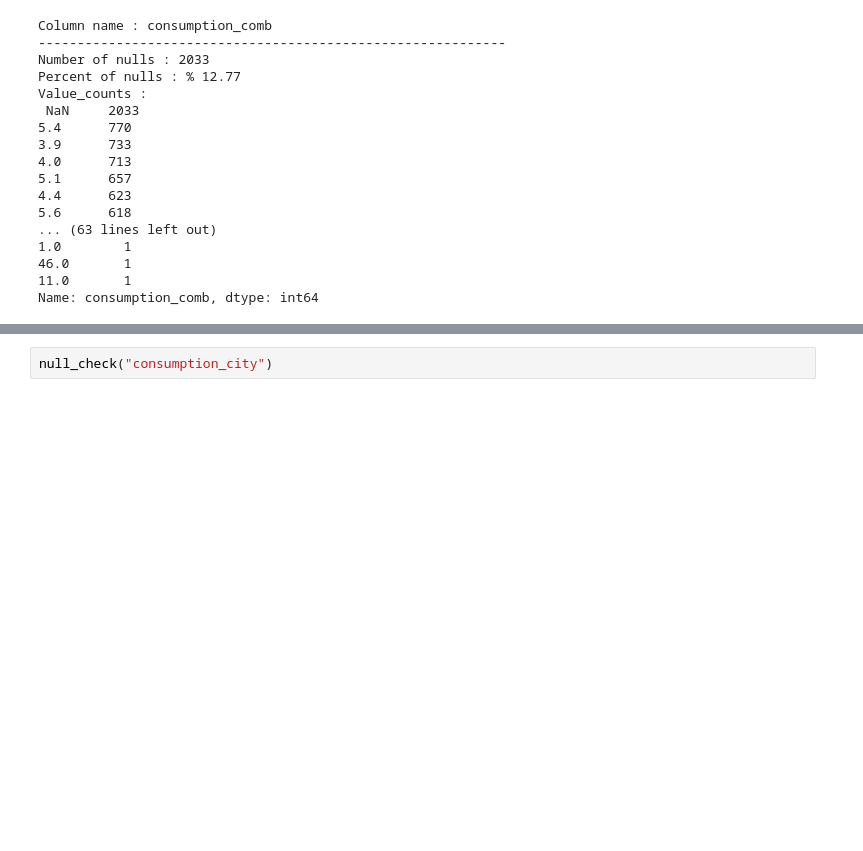
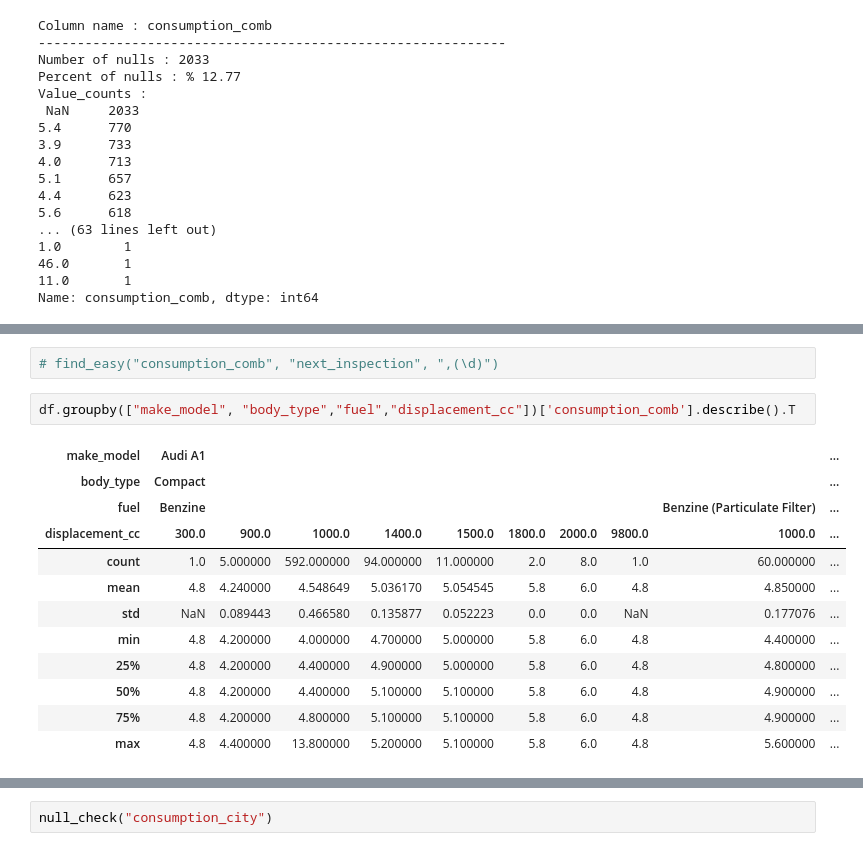
Before and after one commit to ilknurozcelik/DA_Assignments_and_Projects, a Jupyter notebook: 02-Projects/DA_CapstoneProject/DAwPy_Capstone_Project_(AutoScout)_İlknur _HandlingMissingValues.ipynb, the cells around one changed output, grey strips where cells are left out. Cells and saved outputs as stored; diff of their text form; blank space fills up the shorter version.

```diff
--- a/02-Projects/DA_CapstoneProject/DAwPy_Capstone_Project_(AutoScout)_İlknur _HandlingMissingValues.ipynb
+++ b/02-Projects/DA_CapstoneProject/DAwPy_Capstone_Project_(AutoScout)_İlknur _HandlingMissingValues.ipynb
@@ -3481,0 +3546,17 @@ Name: consumption_comb, dtype: int64
+# %%
+# find_easy("consumption_comb", "next_inspection", ",(\d)")
+# %%
+df.groupby(["make_model", "body_type","fuel","displacement_cc"])['consumption_comb'].describe().T
+# %% [output]
+| make_model | Audi A1 |  |  |  |  |  |  |  |  | ... |
+| body_type | Compact |  |  |  |  |  |  |  |  | ... |
+| fuel | Benzine |  |  |  |  |  |  |  | Benzine (Particulate Filter) | ... |
+| displacement_cc | 300.0 | 900.0 | 1000.0 | 1400.0 | 1500.0 | 1800.0 | 2000.0 | 9800.0 | 1000.0 | ... |
+| count | 1.0 | 5.000000 | 592.000000 | 94.000000 | 11.000000 | 2.0 | 8.0 | 1.0 | 60.000000 | ... |
+| mean | 4.8 | 4.240000 | 4.548649 | 5.036170 | 5.054545 | 5.8 | 6.0 | 4.8 | 4.850000 | ... |
+| std | NaN | 0.089443 | 0.466580 | 0.135877 | 0.052223 | 0.0 | 0.0 | NaN | 0.177076 | ... |
+| min | 4.8 | 4.200000 | 4.000000 | 4.700000 | 5.000000 | 5.8 | 6.0 | 4.8 | 4.400000 | ... |
+| 25% | 4.8 | 4.200000 | 4.400000 | 4.900000 | 5.000000 | 5.8 | 6.0 | 4.8 | 4.800000 | ... |
+| 50% | 4.8 | 4.200000 | 4.400000 | 5.100000 | 5.100000 | 5.8 | 6.0 | 4.8 | 4.900000 | ... |
+| 75% | 4.8 | 4.200000 | 4.800000 | 5.100000 | 5.100000 | 5.8 | 6.0 | 4.8 | 4.900000 | ... |
+| max | 4.8 | 4.400000 | 13.800000 | 5.200000 | 5.100000 | 5.8 | 6.0 | 4.8 | 5.600000 | ... |
```
Also changed, not shown: parts of 50 cells of this notebook, 2 other files.
